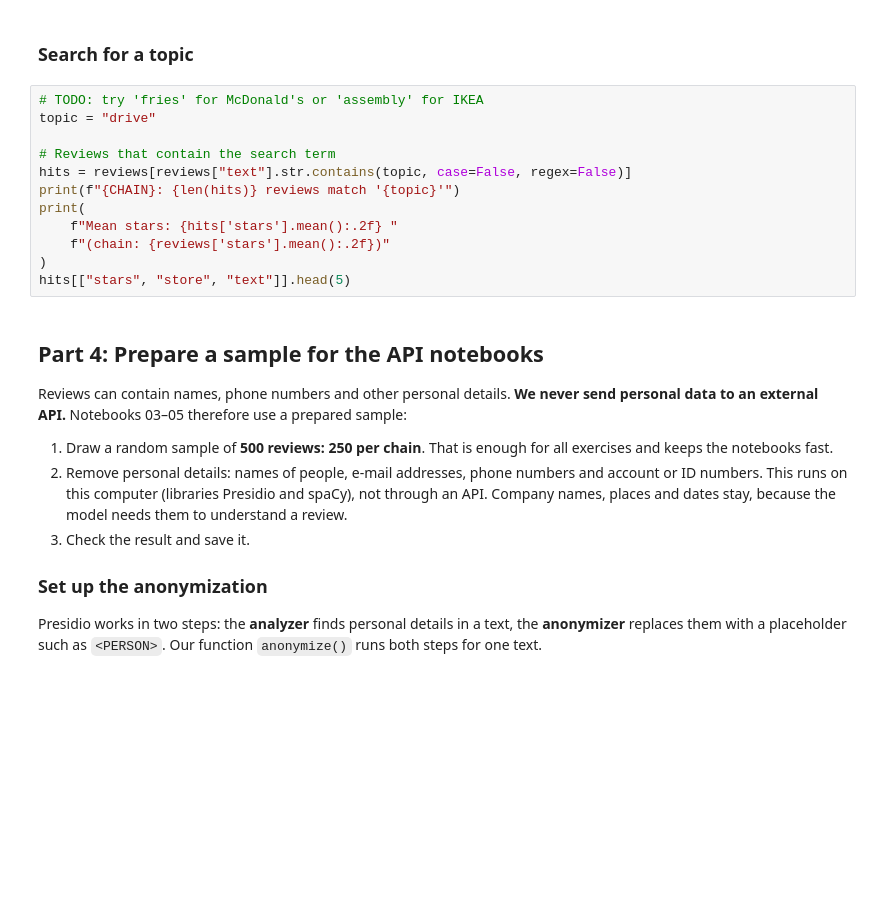
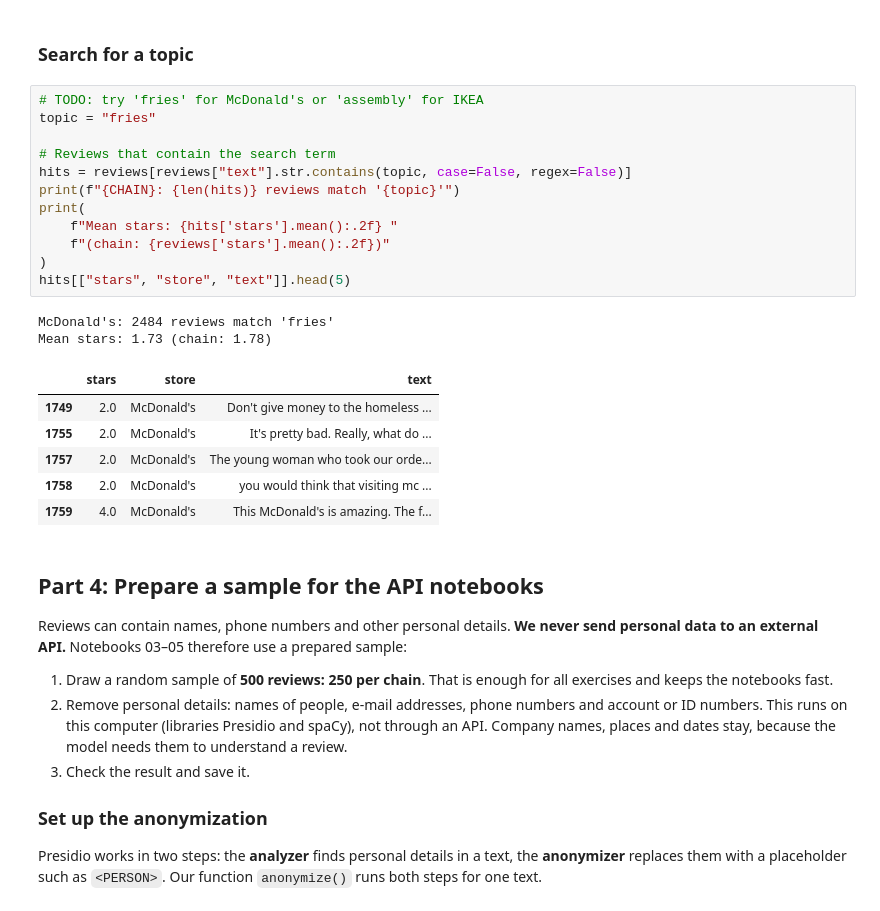
Before and after one commit to pyrat12/llm_fundamentals, a Jupyter notebook: 01_Explore_Yelp_Data/explore_yelp_data.ipynb, the cells around one changed output. Saved outputs shown, nothing was run; the diff lists cells and outputs as text; blank space fills up the shorter version.

```diff
--- a/01_Explore_Yelp_Data/explore_yelp_data.ipynb
+++ b/01_Explore_Yelp_Data/explore_yelp_data.ipynb
@@ -161,16 +201,25 @@ for stars in [1, 3, 5]:
 ### Search for a topic
 # %%
 # TODO: try 'fries' for McDonald's or 'assembly' for IKEA
-topic = "drive"
+topic = "fries"
 
 # Reviews that contain the search term
 hits = reviews[reviews["text"].str.contains(topic, case=False, regex=False)]
 print(f"{CHAIN}: {len(hits)} reviews match '{topic}'")
 print(
     f"Mean stars: {hits['stars'].mean():.2f} "
     f"(chain: {reviews['stars'].mean():.2f})"
 )
 hits[["stars", "store", "text"]].head(5)
+# %% [output]
+McDonald's: 2484 reviews match 'fries'
+Mean stars: 1.73 (chain: 1.78)
+|  | stars | store | text |
+| 1749 | 2.0 | McDonald's | Don't give money to the homeless ... |
+| 1755 | 2.0 | McDonald's | It's pretty bad. Really, what do ... |
+| 1757 | 2.0 | McDonald's | The young woman who took our orde... |
+| 1758 | 2.0 | McDonald's | you would think that visiting mc ... |
+| 1759 | 4.0 | McDonald's | This McDonald's is amazing. The f... |
 # %% [markdown]
 ## Part 4: Prepare a sample for the API notebooks
 
```
Also changed, not shown: parts of 9 cells of this notebook.
